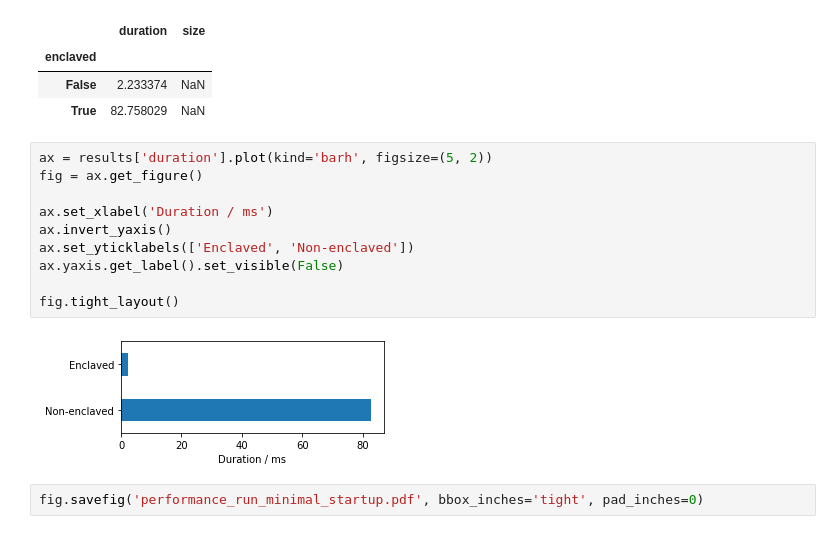
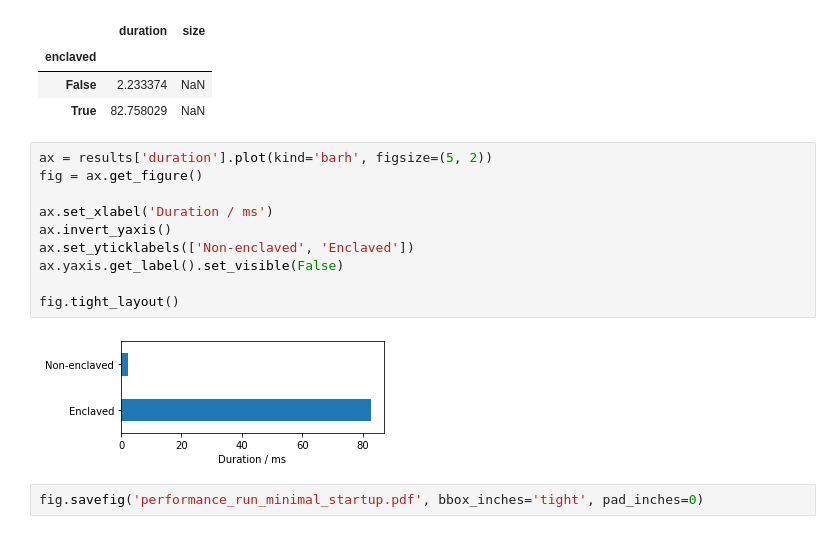
Before and after one commit to F30/Cadote, a Jupyter notebook: examples/performance_micro.ipynb, the cells around one changed output. Drawn from its saved outputs; the diff is of its cells as text.

```diff
--- a/examples/performance_micro.ipynb
+++ b/examples/performance_micro.ipynb
@@ -108,15 +108,15 @@ results
 # %%
 ax = results['duration'].plot(kind='barh', figsize=(5, 2))
 fig = ax.get_figure()
 
 ax.set_xlabel('Duration / ms')
 ax.invert_yaxis()
-ax.set_yticklabels(['Enclaved', 'Non-enclaved'])
+ax.set_yticklabels(['Non-enclaved', 'Enclaved'])
 ax.yaxis.get_label().set_visible(False)
 
 fig.tight_layout()
 # %% [output]
-[figure, old version]
+[figure, new version]
 # %%
 fig.savefig('performance_run_minimal_startup.pdf', bbox_inches='tight', pad_inches=0)
 # %% [markdown]
```
Also changed, not shown: parts of 1 cell of this notebook.
